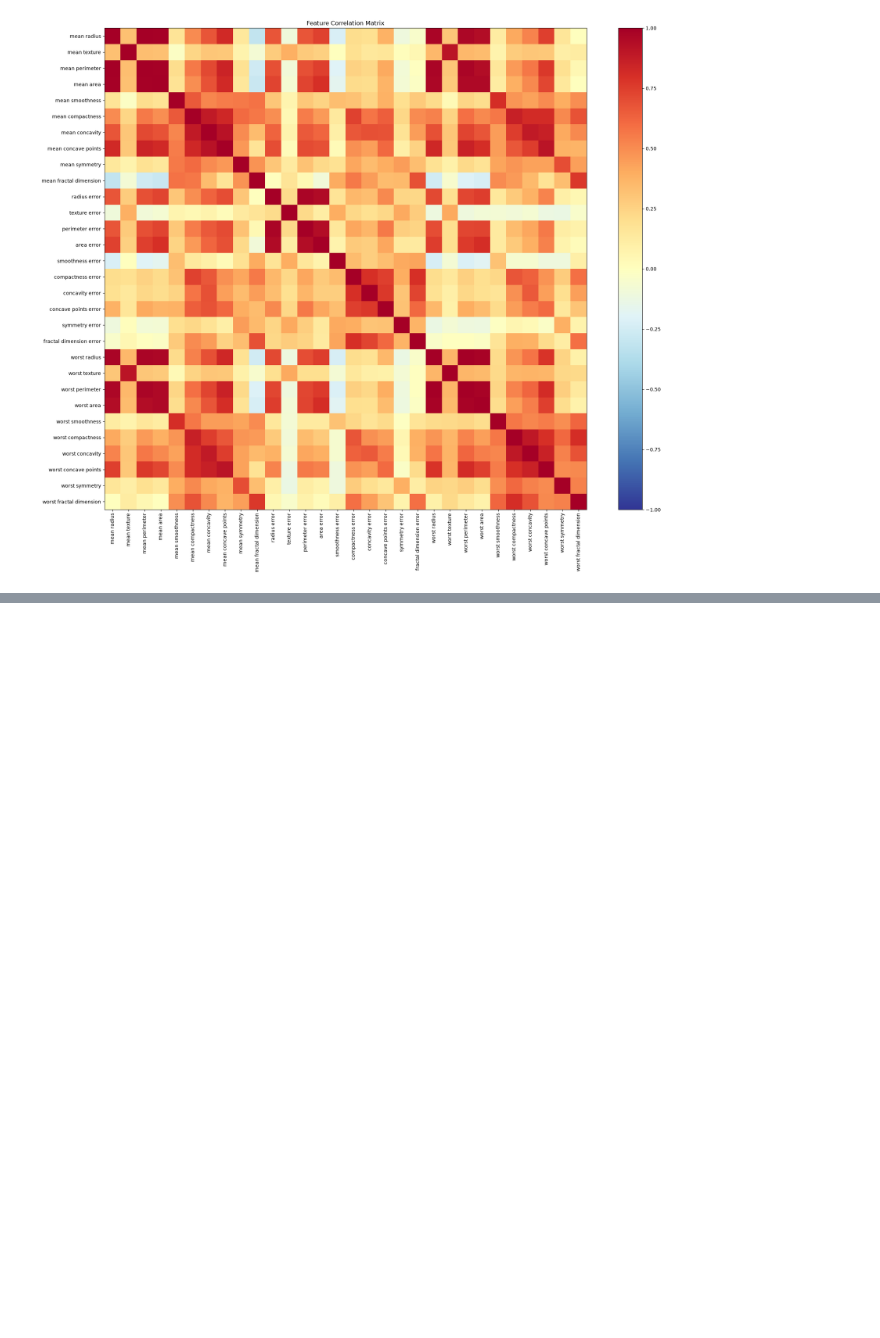
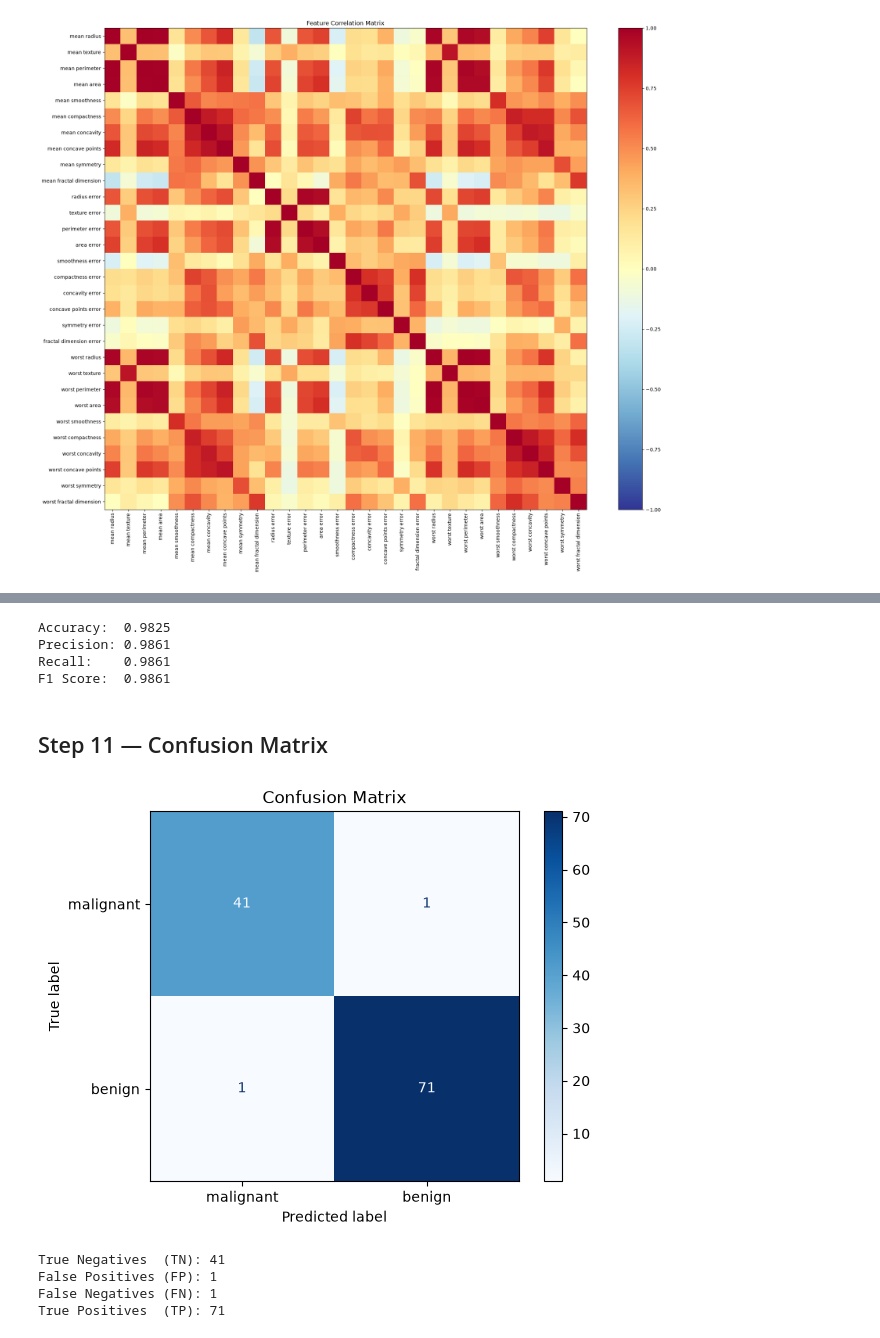
Before and after one commit to anudeepsanjeevarao/AICodingClass, a Jupyter notebook: Practice/ML/ML4/ML_4_1_logistic_regression_sklearn.ipynb, the cells around one changed output, grey strips where cells are left out. Cells and saved outputs as stored; diff of their text form; code cells hidden in the pictures; blank space fills up the shorter version.

```diff
--- a/Practice/ML/ML4/ML_4_1_logistic_regression_sklearn.ipynb
+++ b/Practice/ML/ML4/ML_4_1_logistic_regression_sklearn.ipynb
@@ -132,0 +165,6 @@ plt.show()
+# %%
+X = df.drop(columns=['target'])
+y = df['target']
+
+print(f"Features shape : {X.shape}")
+print(f"Target shape : {y.shape}")
@@ -132,0 +230,11 @@ plt.show()
+# %%
+from sklearn.preprocessing import StandardScaler
+
+scaler = StandardScaler()
+
+X_train_scaled = scaler.fit_transform(X_train)
+X_test_scaled = scaler.transform(X_test)
+
+print(f"X_train_scaled shape: {X_train_scaled.shape}")
+print(f"X_train_scaled mean (should be ~0): {X_train_scaled.mean().round(2)}")
+print(f"X_train_scaled std (should be ~1): {X_train_scaled.std().round(2)}")
@@ -132,0 +256,8 @@ plt.show()
+# %%
+from sklearn.linear_model import LogisticRegression
+
+model = LogisticRegression(random_state=42)
+model.fit(X_train_scaled,y_train)
+
+print(f"Model trained successfully")
+print(f"Classes: {model.classes_}")
@@ -132,0 +269,6 @@ plt.show()
+# %%
+y_pred = model.predict(X_test_scaled)
+
+print(f"Predictions: {y_pred}")
+print(f"Actual:      {y_test.values}")
+print(f"Total predictions: {len(y_pred)}")
@@ -132,0 +301,39 @@ plt.show()
+# %%
+from sklearn.metrics import accuracy_score, precision_score, recall_score, f1_score
+
+accuracy = accuracy_score(y_test, y_pred)
+precision = precision_score(y_test, y_pred)
+recall = recall_score(y_test, y_pred)
+f1 = f1_score(y_test, y_pred)
+
+print(f"Accuracy:  {accuracy:.4f}")
+print(f"Precision: {precision:.4f}")
+print(f"Recall:    {recall:.4f}")
+print(f"F1 Score:  {f1:.4f}")
+# %% [output]
+Accuracy:  0.9825
+Precision: 0.9861
+Recall:    0.9861
+F1 Score:  0.9861
+# %% [markdown]
+## Step 11 — Confusion Matrix
+# %%
+from sklearn.metrics import confusion_matrix, ConfusionMatrixDisplay
+
+cm = confusion_matrix(y_test, y_pred)
+
+disp = ConfusionMatrixDisplay(confusion_matrix=cm, display_labels=data.target_names)
+disp.plot(cmap='Blues')
+plt.title('Confusion Matrix')
+plt.show()
+
+print(f"True Negatives  (TN): {cm[0][0]}")
+print(f"False Positives (FP): {cm[0][1]}")
+print(f"False Negatives (FN): {cm[1][0]}")
+print(f"True Positives  (TP): {cm[1][1]}")
+# %% [output]
+[figure, added]
+True Negatives  (TN): 41
+False Positives (FP): 1
+False Negatives (FN): 1
+True Positives  (TP): 71
```
Also changed, not shown: parts of 18 cells of this notebook.
